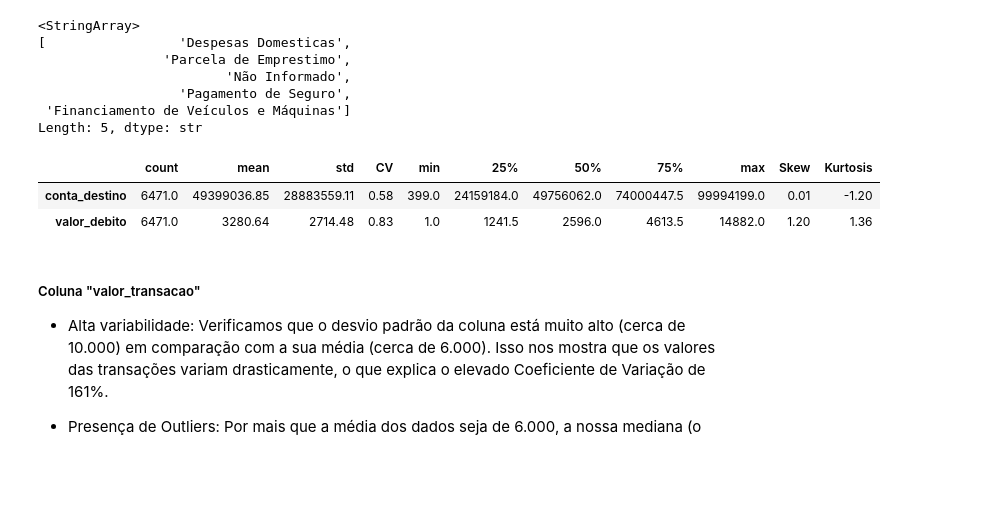
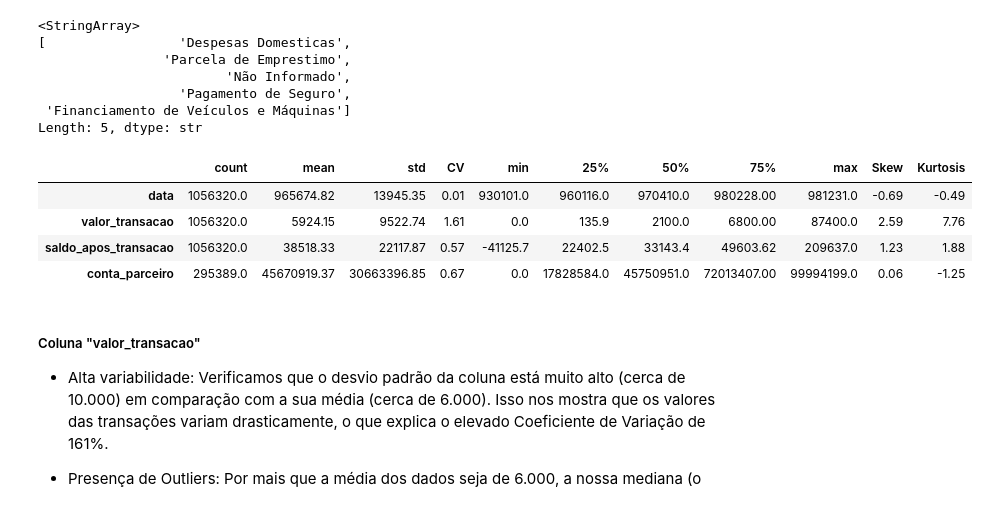
Before and after one commit to christianwislockioli-rgb/Analise_de_Risco_e_Melhoria_de_Fluxo_Operacional_de_Credito, a Jupyter notebook: 02_dados/src/Projeto.ipynb, the cells around one changed output. Drawn from its saved outputs; the diff is of its cells as text; code cells hidden in the pictures; blank space fills up the shorter version.

```diff
--- a/02_dados/src/Projeto.ipynb
+++ b/02_dados/src/Projeto.ipynb
@@ -388,11 +388,13 @@ def descritivas(data):
   return desc.round(2)
 # %%
 # analise descritiva da coluna CL_FHL (quantidade de filhos por cliente)
-descritivas(ordens_df)
+descritivas(transacoes_df)
 # %% [output]
 |  | count | mean | std | CV | min | 25% | 50% | 75% | max | Skew | Kurtosis |
-| conta_destino | 6471.0 | 49399036.85 | 28883559.11 | 0.58 | 399.0 | 24159184.0 | 49756062.0 | 74000447.5 | 99994199.0 | 0.01 | -1.20 |
-| valor_debito | 6471.0 | 3280.64 | 2714.48 | 0.83 | 1.0 | 1241.5 | 2596.0 | 4613.5 | 14882.0 | 1.20 | 1.36 |
+| data | 1056320.0 | 965674.82 | 13945.35 | 0.01 | 930101.0 | 960116.0 | 970410.0 | 980228.00 | 981231.0 | -0.69 | -0.49 |
+| valor_transacao | 1056320.0 | 5924.15 | 9522.74 | 1.61 | 0.0 | 135.9 | 2100.0 | 6800.00 | 87400.0 | 2.59 | 7.76 |
+| saldo_apos_transacao | 1056320.0 | 38518.33 | 22117.87 | 0.57 | -41125.7 | 22402.5 | 33143.4 | 49603.62 | 209637.0 | 1.23 | 1.88 |
+| conta_parceiro | 295389.0 | 45670919.37 | 30663396.85 | 0.67 | 0.0 | 17828584.0 | 45750951.0 | 72013407.00 | 99994199.0 | 0.06 | -1.25 |
 # %% [markdown]
 ##### Coluna "valor_transacao"
 - Alta variabilidade: Verificamos que o desvio padrão da coluna está muito alto (cerca de 10.000) em comparação com a sua média (cerca de 6.000). Isso nos mostra que os valores das transações variam drasticamente, o que explica o elevado Coeficiente de Variação de 161%.
```
Also changed, not shown: parts of 8 cells of this notebook.
